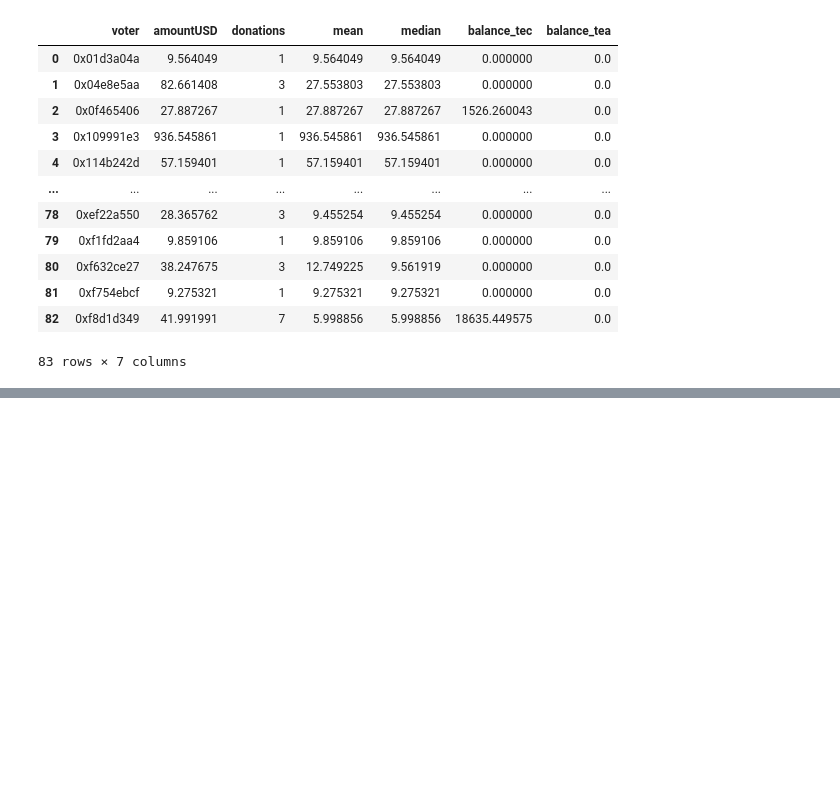
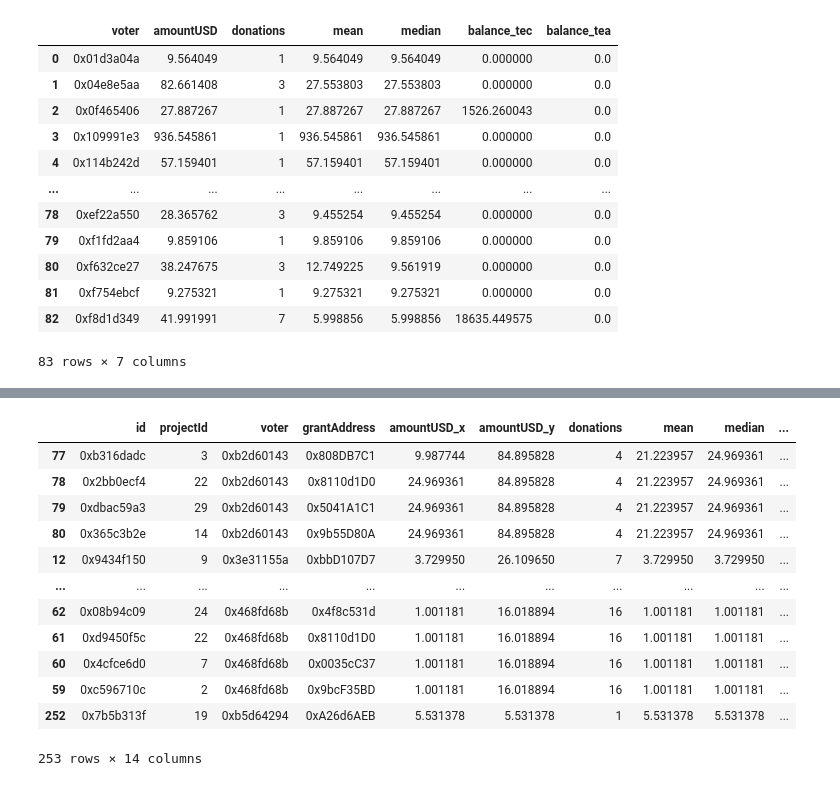
Before and after one commit to CommonsBuild/tqf, a Jupyter notebook: ygg-main-b-sigmoids.ipynb, the cells around one changed output, grey strips where cells are left out. Cells and saved outputs as stored; diff of their text form; code cells hidden in the pictures; blank space fills up the shorter version.

```diff
--- a/ygg-main-b-sigmoids.ipynb
+++ b/ygg-main-b-sigmoids.ipynb
@@ -461,0 +473,4 @@ df_voters_merged.sort_values(['coefficient'],ascending=False).head(40)
+# %%
+# Left join the three tables
+df_merged = df_donations.merge(df_voters_merged, left_on='voter', right_on='voter',how='left')
+df_merged.sample(5)
@@ -461,0 +484,16 @@ df_voters_merged.sort_values(['coefficient'],ascending=False).head(40)
+# %%
+df_merged.sort_values('coefficient', ascending=False)
+# %% [output]
+|  | id | projectId | voter | grantAddress | amountUSD_x | amountUSD_y | donations | mean | median | ... |
+| 77 | 0xb316dadc | 3 | 0xb2d60143 | 0x808DB7C1 | 9.987744 | 84.895828 | 4 | 21.223957 | 24.969361 | ... |
+| 78 | 0x2bb0ecf4 | 22 | 0xb2d60143 | 0x8110d1D0 | 24.969361 | 84.895828 | 4 | 21.223957 | 24.969361 | ... |
+| 79 | 0xdbac59a3 | 29 | 0xb2d60143 | 0x5041A1C1 | 24.969361 | 84.895828 | 4 | 21.223957 | 24.969361 | ... |
+| 80 | 0x365c3b2e | 14 | 0xb2d60143 | 0x9b55D80A | 24.969361 | 84.895828 | 4 | 21.223957 | 24.969361 | ... |
+| 12 | 0x9434f150 | 9 | 0x3e31155a | 0xbbD107D7 | 3.729950 | 26.109650 | 7 | 3.729950 | 3.729950 | ... |
+| ... | ... | ... | ... | ... | ... | ... | ... | ... | ... | ... |
+| 62 | 0x08b94c09 | 24 | 0x468fd68b | 0x4f8c531d | 1.001181 | 16.018894 | 16 | 1.001181 | 1.001181 | ... |
+| 61 | 0xd9450f5c | 22 | 0x468fd68b | 0x8110d1D0 | 1.001181 | 16.018894 | 16 | 1.001181 | 1.001181 | ... |
+| 60 | 0x4cfce6d0 | 7 | 0x468fd68b | 0x0035cC37 | 1.001181 | 16.018894 | 16 | 1.001181 | 1.001181 | ... |
+| 59 | 0xc596710c | 2 | 0x468fd68b | 0x9bcF35BD | 1.001181 | 16.018894 | 16 | 1.001181 | 1.001181 | ... |
+| 252 | 0x7b5b313f | 19 | 0xb5d64294 | 0xA26d6AEB | 5.531378 | 5.531378 | 1 | 5.531378 | 5.531378 | ... |
+253 rows × 14 columns
```
Also changed, not shown: parts of 17 cells of this notebook, 2 other files.
